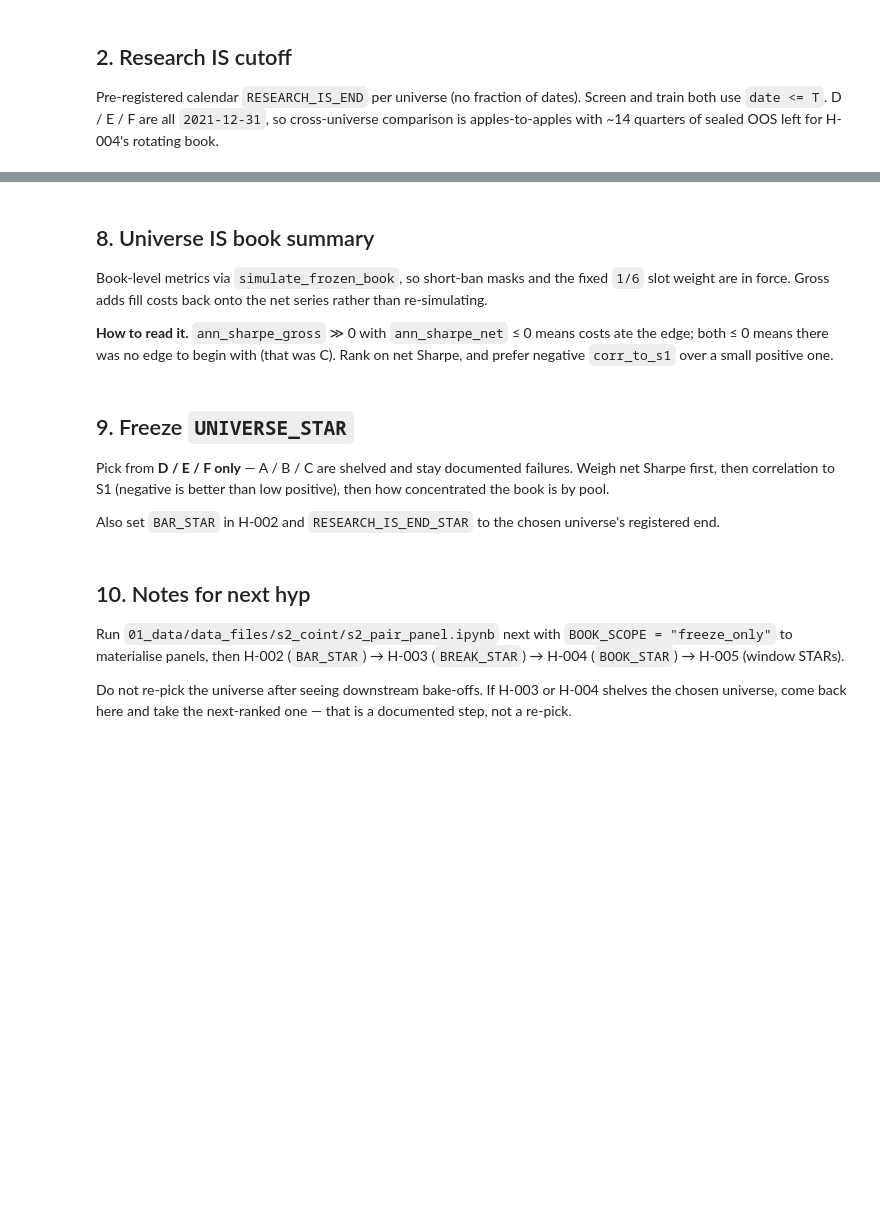
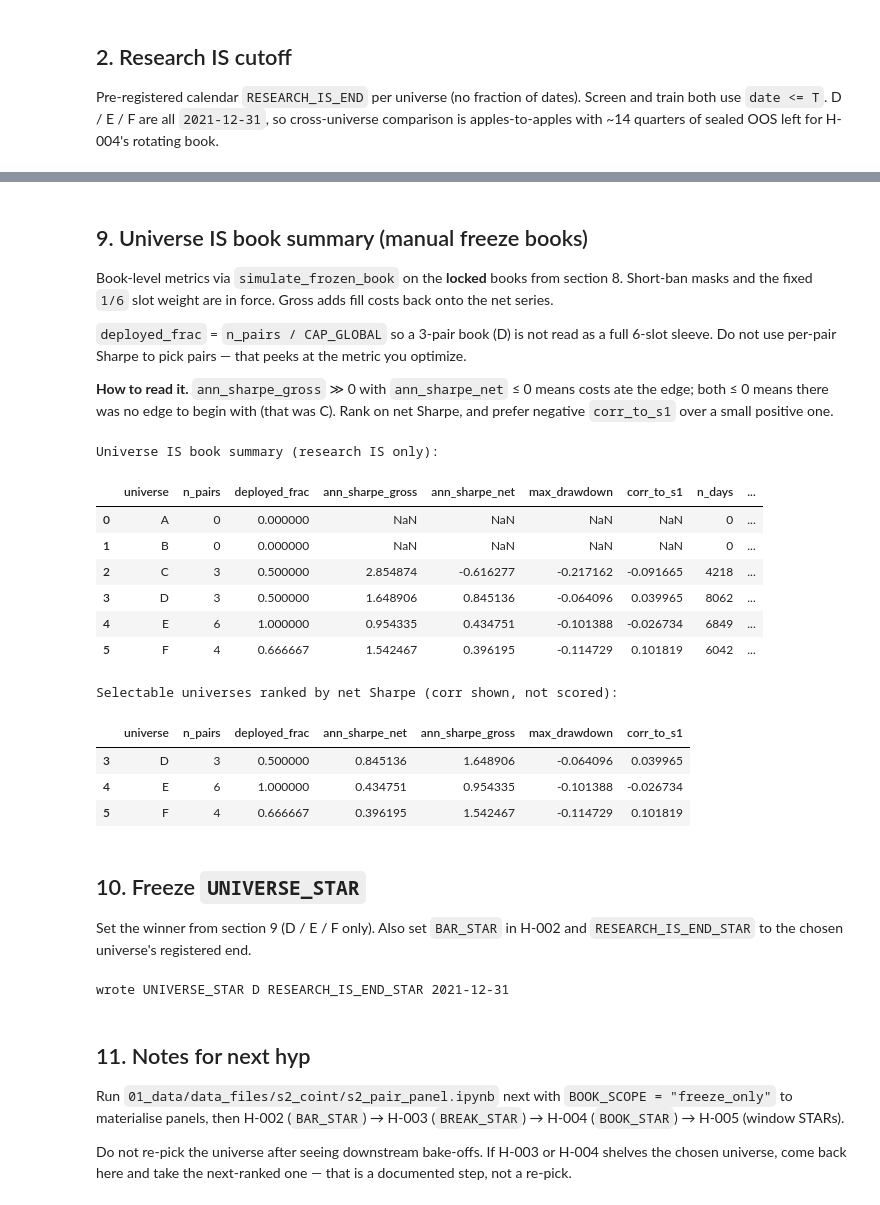
Before and after one commit to charlievellacott/trading_portfolio, a Jupyter notebook: 02_research/s2_coint/notebooks/hypothesis_tests/H-001_universes.ipynb, the cells around one changed output, grey strips where cells are left out. Cells and saved outputs as stored; diff of their text form; code cells hidden in the pictures; blank space fills up the shorter version.

```diff
--- a/02_research/s2_coint/notebooks/hypothesis_tests/H-001_universes.ipynb
+++ b/02_research/s2_coint/notebooks/hypothesis_tests/H-001_universes.ipynb
@@ -350,8 +775,11 @@ for label in UNIVERSE_LABELS:
 # %% [markdown]
-## 8. Universe IS book summary
+## 9. Universe IS book summary (manual freeze books)
 
-Book-level metrics via `simulate_frozen_book`, so short-ban masks and the fixed `1/6` slot weight are
-in force. Gross adds fill costs back onto the net series rather than re-simulating.
+Book-level metrics via `simulate_frozen_book` on the **locked** books from section 8. Short-ban
+masks and the fixed `1/6` slot weight are in force. Gross adds fill costs back onto the net series.
+
+`deployed_frac` = `n_pairs / CAP_GLOBAL` so a 3-pair book (D) is not read as a full 6-slot sleeve.
+Do not use per-pair Sharpe to pick pairs — that peeks at the metric you optimize.
 
 **How to read it.** `ann_sharpe_gross` ≫ 0 with `ann_sharpe_net` ≤ 0 means costs ate the edge; both
 ≤ 0 means there was no edge to begin with (that was C). Rank on net Sharpe, and prefer negative
@@ -370,6 +798,7 @@ for label in UNIVERSE_LABELS:
             {
                 "universe": label,
                 "n_pairs": 0,
+                "deployed_frac": 0.0,
                 "ann_sharpe_gross": float("nan"),
                 "ann_sharpe_net": float("nan"),
                 "max_drawdown": float("nan"),
@@ -379,50 +808,73 @@ for label in UNIVERSE_LABELS:
             }
         )
         continue
-    book = simulate_frozen_book(panel, list(chosen["pair_id"]), BOOK_CFG)
+    book_ids = list(chosen["pair_id"].astype(str))
+    book_panel = panel.loc[panel["pair_id"].astype(str).isin(book_ids)].copy()
+    book = simulate_frozen_book(book_panel, book_ids, BOOK_CFG)
     net = book["returns"]
     gross = gross_returns_from_net(net, book.get("trades", pd.DataFrame()))
     m_net = metrics_from_returns(net)
+    n_pairs = int(len(chosen))
     rows.append(
         {
             "universe": label,
-            "n_pairs": int(len(chosen)),
+            "n_pairs": n_pairs,
+            "deployed_frac": float(n_pairs) * float(SLOT_WEIGHT),
             "ann_sharpe_gross": metrics_from_returns(gross)["ann_sharpe"],
             "ann_sharpe_net": m_net["ann_sharpe"],
             "max_drawdown": m_net["max_drawdown"],
             "corr_to_s1": corr_to_s1(net, s1_weekly),
             "n_days": m_net["n_days"],
             "shelved": label in SHELVED_UNIVERSES,
         }
     )
 
 book_summary = pd.DataFrame(rows)
 print("Universe IS book summary (research IS only):")
 display(book_summary)
 
 eligible = book_summary.loc[~book_summary["shelved"]].dropna(subset=["ann_sharpe_net"])
 if eligible.empty:
     print("\nNo selectable universe produced a book - nothing to freeze.")
 else:
     print("\nSelectable universes ranked by net Sharpe (corr shown, not scored):")
     display(
         eligible.sort_values("ann_sharpe_net", ascending=False)[
-            ["universe", "ann_sharpe_net", "ann_sharpe_gross", "max_drawdown", "corr_to_s1"]
+            [
+                "universe",
+                "n_pairs",
+                "deployed_frac",
+                "ann_sharpe_net",
+                "ann_sharpe_gross",
+                "max_drawdown",
+                "corr_to_s1",
+            ]
         ]
     )
+# %% [output]
+Universe IS book summary (research IS only):
+|  | universe | n_pairs | deployed_frac | ann_sharpe_gross | ann_sharpe_net | max_drawdown | corr_to_s1 | n_days | ... |
+| 0 | A | 0 | 0.000000 | NaN | NaN | NaN | NaN | 0 | ... |
+| 1 | B | 0 | 0.000000 | NaN | NaN | NaN | NaN | 0 | ... |
+| 2 | C | 3 | 0.500000 | 2.854874 | -0.616277 | -0.217162 | -0.091665 | 4218 | ... |
+| 3 | D | 3 | 0.500000 | 1.648906 | 0.845136 | -0.064096 | 0.039965 | 8062 | ... |
+| 4 | E | 6 | 1.000000 | 0.954335 | 0.434751 | -0.101388 | -0.026734 | 6849 | ... |
+| 5 | F | 4 | 0.666667 | 1.542467 | 0.396195 | -0.114729 | 0.101819 | 6042 | ... |
+Selectable universes ranked by net Sharpe (corr shown, not scored):
+|  | universe | n_pairs | deployed_frac | ann_sharpe_net | ann_sharpe_gross | max_drawdown | corr_to_s1 |
+| 3 | D | 3 | 0.500000 | 0.845136 | 1.648906 | -0.064096 | 0.039965 |
+| 4 | E | 6 | 1.000000 | 0.434751 | 0.954335 | -0.101388 | -0.026734 |
+| 5 | F | 4 | 0.666667 | 0.396195 | 1.542467 | -0.114729 | 0.101819 |
 # %% [markdown]
-## 9. Freeze `UNIVERSE_STAR`
+## 10. Freeze `UNIVERSE_STAR`
 
-Pick from **D / E / F only** — A / B / C are shelved and stay documented failures. Weigh net Sharpe
-first, then correlation to S1 (negative is better than low positive), then how concentrated the book
-is by pool.
-
-Also set `BAR_STAR` in H-002 and `RESEARCH_IS_END_STAR` to the chosen universe's registered end.
+Set the winner from section 9 (D / E / F only). Also set `BAR_STAR` in H-002 and
+`RESEARCH_IS_END_STAR` to the chosen universe's registered end.
 # %%
 from backtest.s2_coint.report import load_star_stack, require_star, save_star_stack
 from backtest.s2_coint.research import DEFAULT_STAR_STACK
 
-UNIVERSE_STAR = None  # TODO: "D" | "E" | "F"
+UNIVERSE_STAR = "D"  # TODO: "D" | "E" | "F"
 require_star("UNIVERSE_STAR", UNIVERSE_STAR)
 if UNIVERSE_STAR in SHELVED_UNIVERSES:
     raise ValueError(
@@ -437,8 +889,10 @@ print(
     "wrote UNIVERSE_STAR", stack["UNIVERSE_STAR"],
     "RESEARCH_IS_END_STAR", stack["RESEARCH_IS_END_STAR"],
 )
+# %% [output]
+wrote UNIVERSE_STAR D RESEARCH_IS_END_STAR 2021-12-31
 # %% [markdown]
-## 10. Notes for next hyp
+## 11. Notes for next hyp
 
 Run `01_data/data_files/s2_coint/s2_pair_panel.ipynb` next with `BOOK_SCOPE = "freeze_only"` to
 materialise panels, then H-002 (`BAR_STAR`) → H-003 (`BREAK_STAR`) → H-004 (`BOOK_STAR`) → H-005
```
Also changed, not shown: parts of 17 cells of this notebook, 25 other files.
